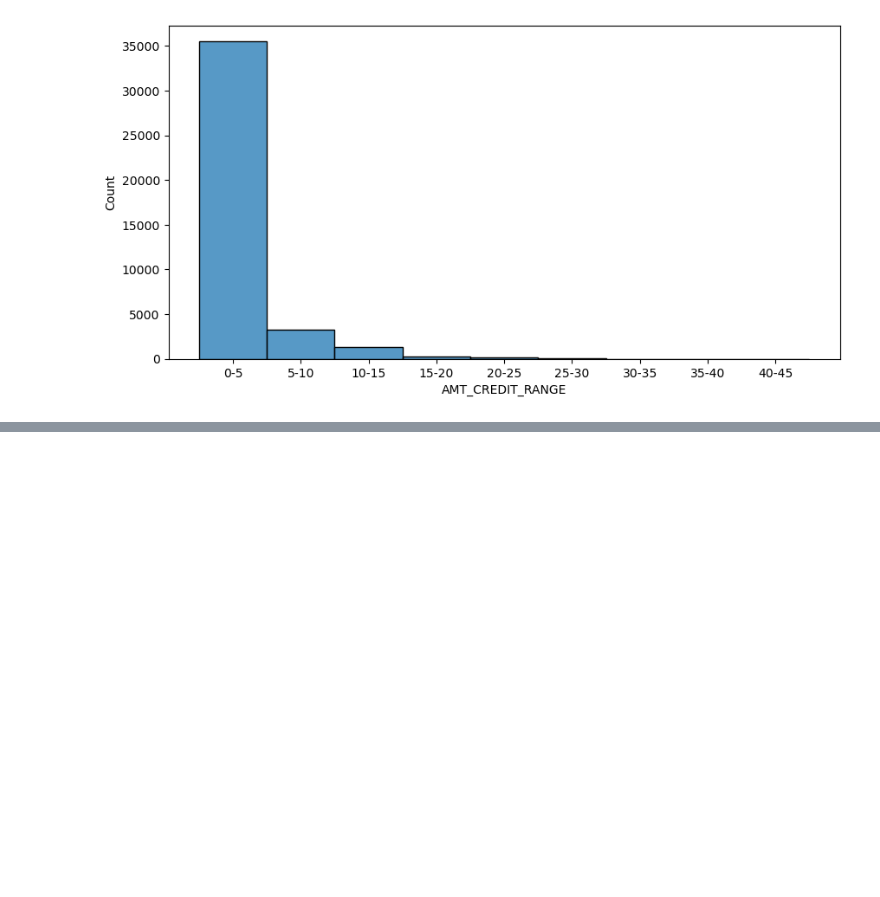
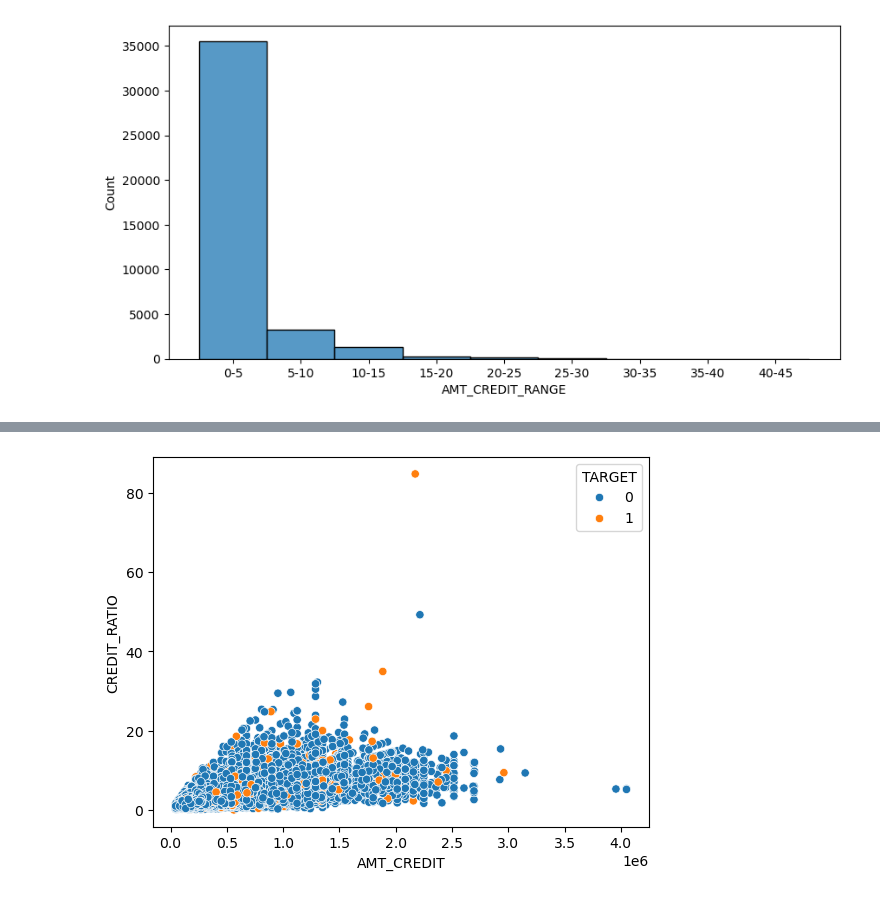
Before and after one commit to Rider-04/daily-python-data-lab, a Jupyter notebook: 03_pandas/bank_loan_case_study.ipynb, the cells around one changed output, grey strips where cells are left out. Cells and saved outputs as stored; diff of their text form; code cells hidden in the pictures; blank space fills up the shorter version.

Commit message:
Learned to build Scatter Plot

```diff
--- a/03_pandas/bank_loan_case_study.ipynb
+++ b/03_pandas/bank_loan_case_study.ipynb
@@ -1901,0 +1953,5 @@ plt.show()
+# %%
+sns.scatterplot(x="AMT_CREDIT",y="CREDIT_RATIO",data=df_app,hue="TARGET")
+plt.show()
+# %% [output]
+[figure, added]
```
Also changed, not shown: parts of 14 cells of this notebook.
